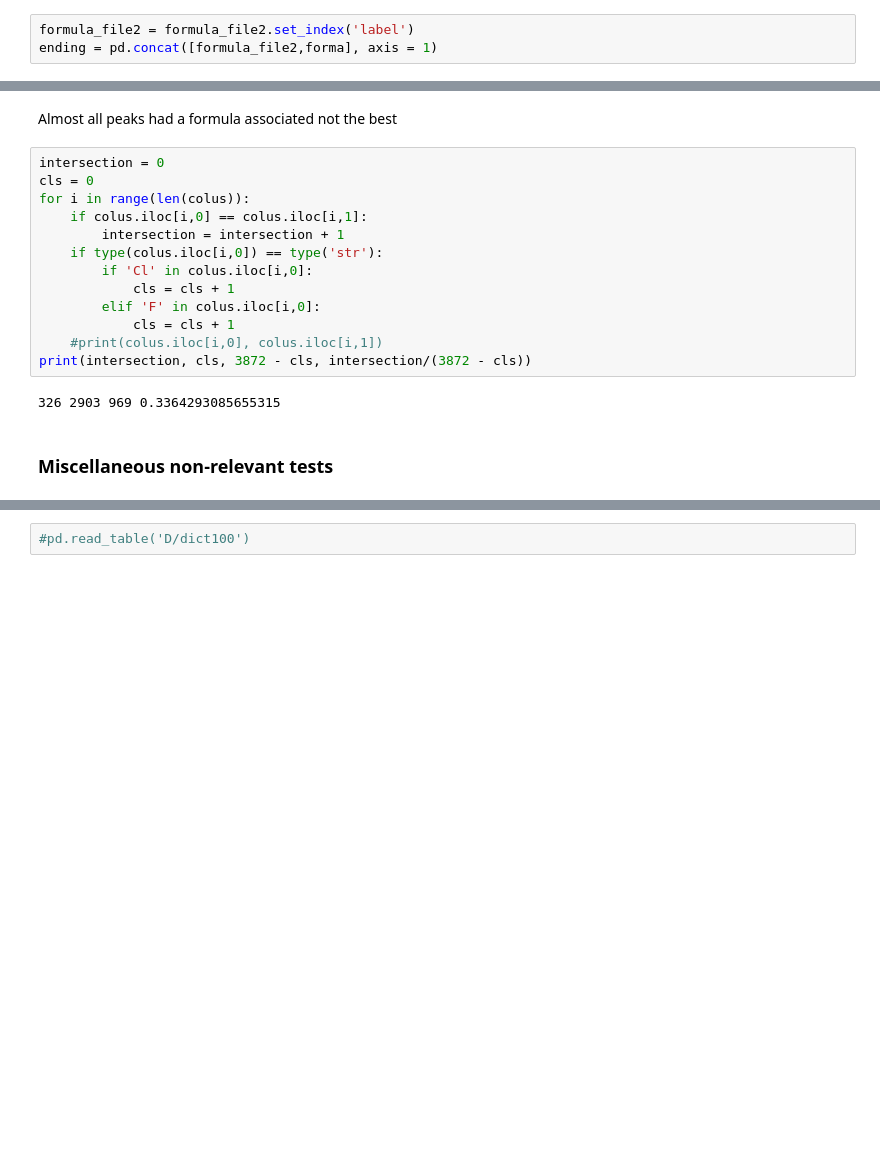
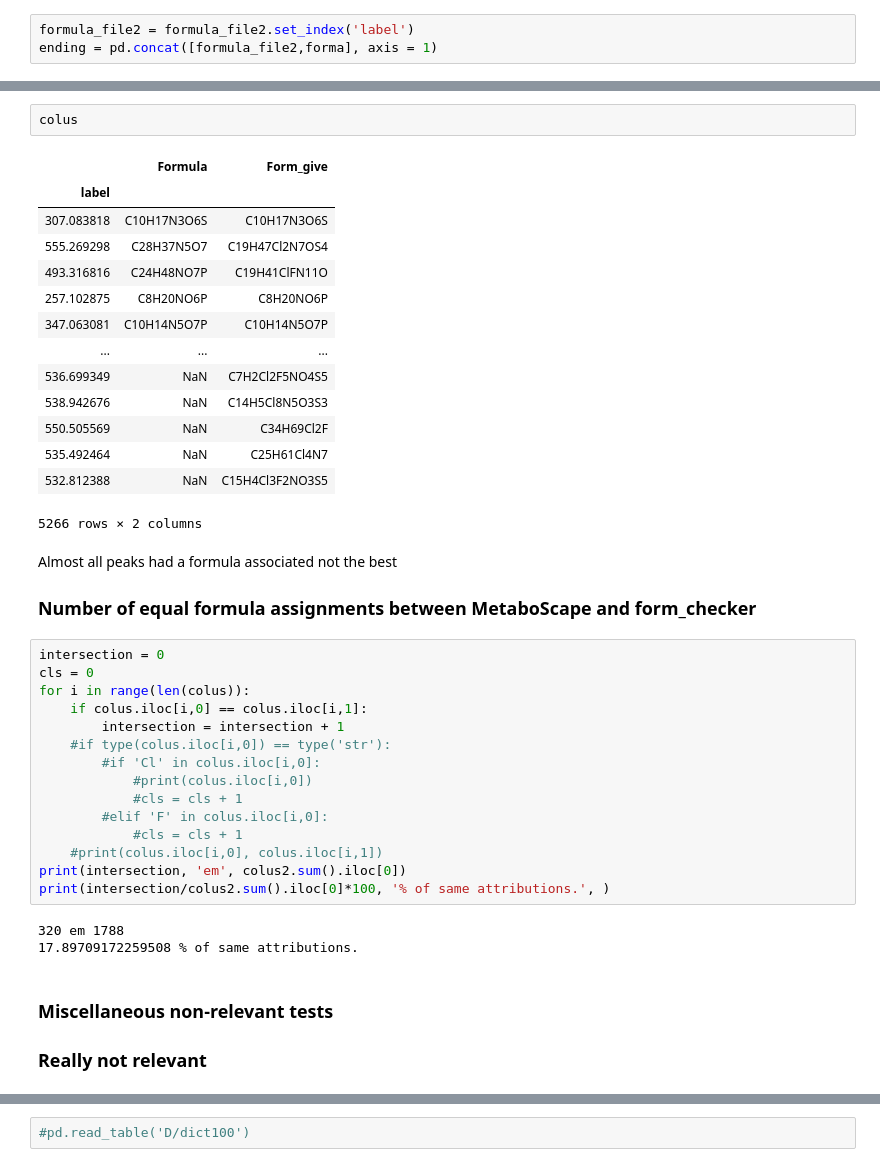
Before and after one commit to aeferreira/similarity_share, a Jupyter notebook: FormGeneration_Assignment.ipynb, the cells around one changed output, grey strips where cells are left out. Saved outputs shown, nothing was run; the diff lists cells and outputs as text; blank space fills up the shorter version.

```diff
--- a/FormGeneration_Assignment.ipynb
+++ b/FormGeneration_Assignment.ipynb
@@ -409,19 +704,43 @@ Total number of peaks: 17334
+# %%
+colus
+# %% [output]
+|  | Formula | Form_give |
+| label |  |  |
+| 307.083818 | C10H17N3O6S | C10H17N3O6S |
+| 555.269298 | C28H37N5O7 | C19H47Cl2N7OS4 |
+| 493.316816 | C24H48NO7P | C19H41ClFN11O |
+| 257.102875 | C8H20NO6P | C8H20NO6P |
+| 347.063081 | C10H14N5O7P | C10H14N5O7P |
+| ... | ... | ... |
+| 536.699349 | NaN | C7H2Cl2F5NO4S5 |
+| 538.942676 | NaN | C14H5Cl8N5O3S3 |
+| 550.505569 | NaN | C34H69Cl2F |
+| 535.492464 | NaN | C25H61Cl4N7 |
+| 532.812388 | NaN | C15H4Cl3F2NO3S5 |
+5266 rows × 2 columns
 # %% [markdown]
 Almost all peaks had a formula associated not the best
+
+### Number of equal formula assignments between MetaboScape and form_checker
 # %%
 intersection = 0
 cls = 0
 for i in range(len(colus)):
     if colus.iloc[i,0] == colus.iloc[i,1]:
         intersection = intersection + 1
-    if type(colus.iloc[i,0]) == type('str'):
-        if 'Cl' in colus.iloc[i,0]:
-            cls = cls + 1
-        elif 'F' in colus.iloc[i,0]:
-            cls = cls + 1
+    #if type(colus.iloc[i,0]) == type('str'):
+        #if 'Cl' in colus.iloc[i,0]:
+            #print(colus.iloc[i,0])
+            #cls = cls + 1
+        #elif 'F' in colus.iloc[i,0]:
+            #cls = cls + 1
     #print(colus.iloc[i,0], colus.iloc[i,1])
-print(intersection, cls, 3872 - cls, intersection/(3872 - cls))
+print(intersection, 'em', colus2.sum().iloc[0])
+print(intersection/colus2.sum().iloc[0]*100, '% of same attributions.', )
 # %% [output]
-326 2903 969 0.3364293085655315
+320 em 1788
+17.89709172259508 % of same attributions.
 # %% [markdown]
 ### Miscellaneous non-relevant tests
+
+### Really not relevant
```
Also changed, not shown: parts of 49 cells of this notebook, 1 other file.
